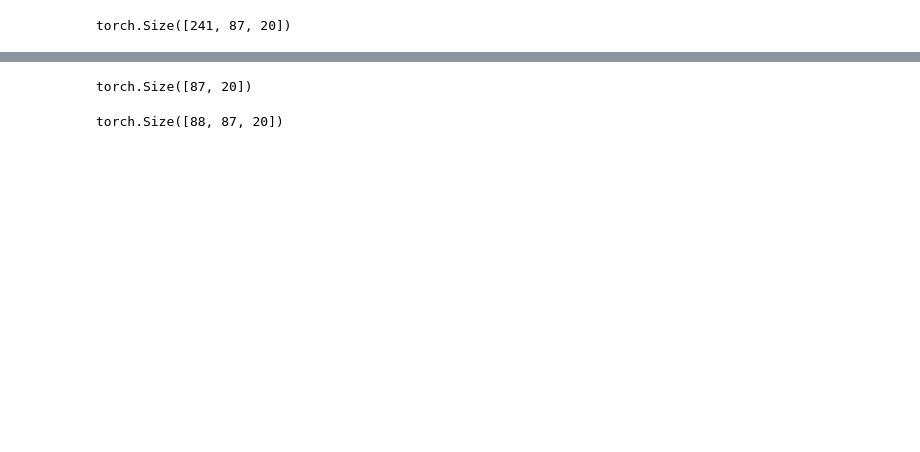
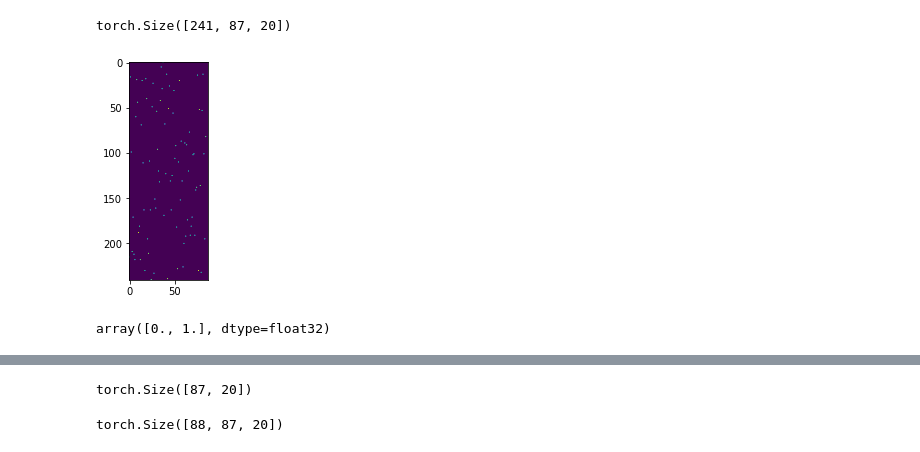
Before and after one commit to Deep-In-Sight/Kinect_BBS_demo, a Jupyter notebook: nbs/RF2NRF_2022.ipynb, the cells around one changed output, grey strips where cells are left out. Drawn from its saved outputs; the diff is of its cells as text; code cells hidden in the pictures; blank space fills up the shorter version.

```diff
--- a/nbs/RF2NRF_2022.ipynb
+++ b/nbs/RF2NRF_2022.ipynb
@@ -244,3 +249,12 @@ weight = 87 < 128. 질문들.
 Nmodel.comparator.shape
 # %% [output]
 torch.Size([241, 87, 20])
+# %%
+plt.imshow(Nmodel.comparator[:,:,0])
+plt.show()
+# %% [output]
+[figure, added]
+# %%
+np.unique(Nmodel.comparator[:,:,0])
+# %% [output]
+array([0., 1.], dtype=float32)
```
Also changed, not shown: parts of 29 cells of this notebook.
